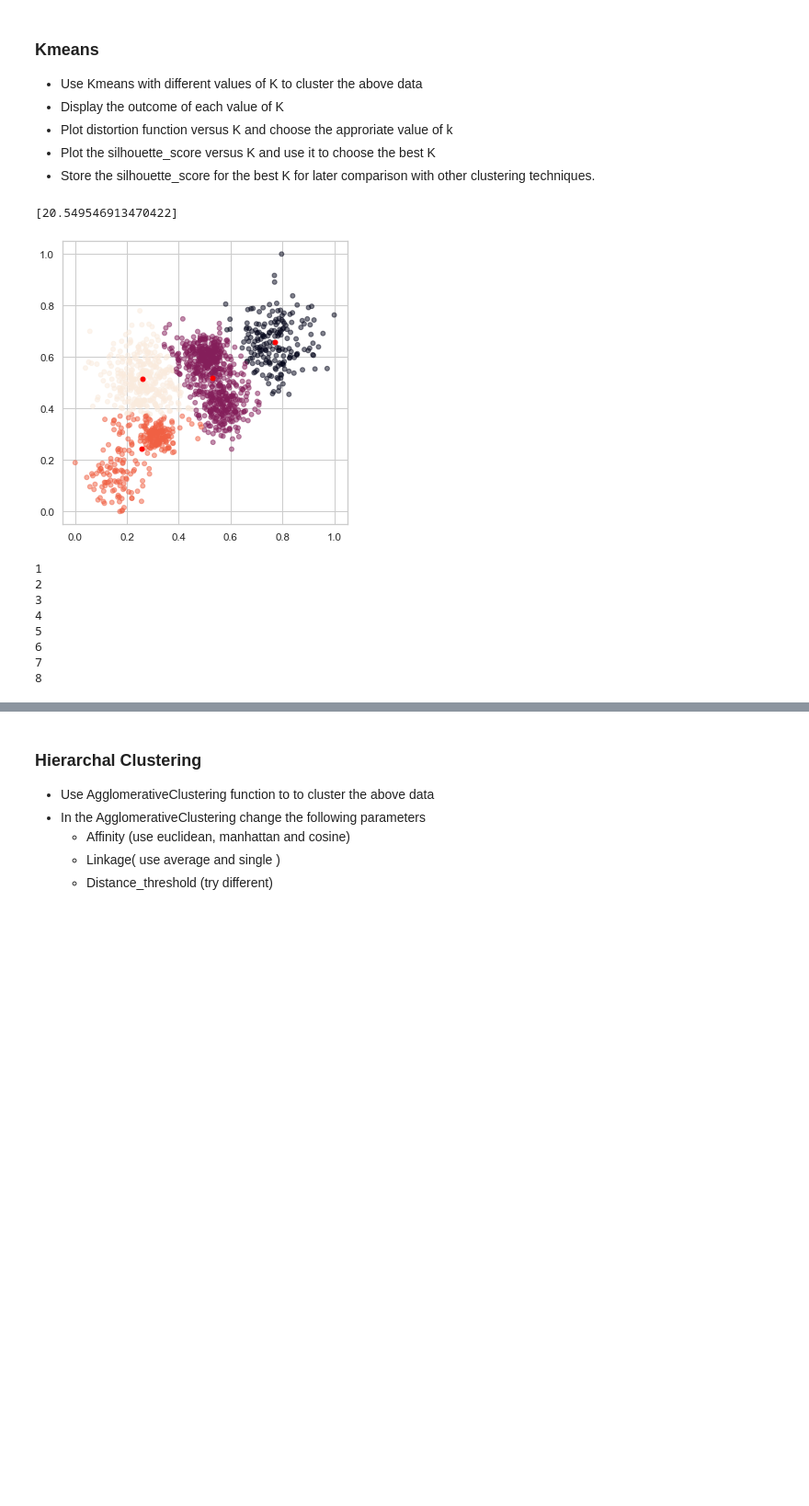
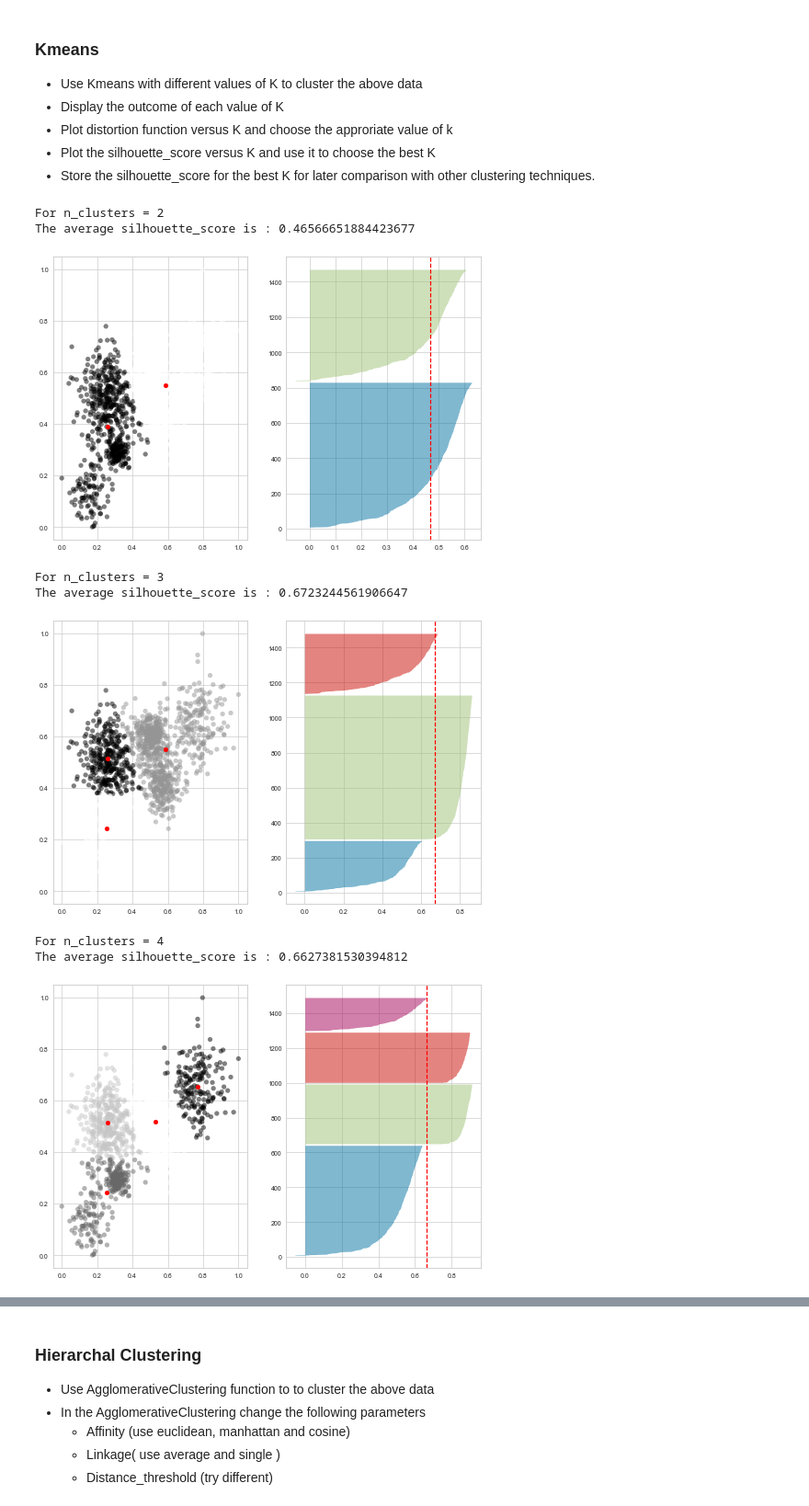
Before and after one commit to mennasherif1/clustering-project, a Jupyter notebook: Clustering_Project.ipynb, the cells around one changed output, grey strips where cells are left out. Shown at 92% size. Drawn from its saved outputs; the diff is of its cells as text; code cells hidden in the pictures; blank space fills up the shorter version.

```diff
--- a/Clustering_Project.ipynb
+++ b/Clustering_Project.ipynb
@@ -158,38 +160,64 @@ plt.legend()
 # %%
 # Method for KMeans clustering and plotting
 
-k_values = range(1,9) # 1..8
+'''
+SS:
++ means that the clusters are very dense and nicely separated.
+0 means that clusters are overlapping
+- means that data belonging to clusters may be wrong/incorrect.
+Picking the optimal graph using the silhouette score graphs: thickness of the silhouette plot representing each cluster also is a deciding point,
+ for k = 2 the thickness is more uniform
+'''
+
+# imports
+from yellowbrick.cluster import SilhouetteVisualizer
+
+k_values = range(2,9) # 2..8 (to be able to calculate silhouette score w/out error)
 distortion_fxn = []
+silhouette_scores_kmeans = []
 def kmeans_clustering(df,k): # works
+    print("For n_clusters =", k)
     km = KMeans(n_clusters=k)
     df.columns = df.columns.astype(str)
     y_predicted = km.fit_predict(df_blob_norm) # an array with each point's cluster, either 0, 1 or 2
+    plt.figure(figsize=(12, 8))
+    plt.subplot(1, 2, 2)
+    silhouette_avg = silhouette_score(df, km.labels_)
+    silhouette_scores_kmeans.append(silhouette_avg)
+    print("The average silhouette_score is :", silhouette_avg)
+    visualizer = SilhouetteVisualizer(km, colors='yellowbrick')
+    visualizer.fit(df)
+
     distortion_fxn.append(km.inertia_)
-    print(distortion_fxn)
+                # ^^ : Sum of squared distances of samples to their closest cluster center, weighted by the sample weights if provided
+    # print(distortion_fxn)
     df['cluster']=y_predicted
+    plt.subplot(1, 2, 1)
     plt.scatter(df['0'], df['1'], c= km.labels_.astype(float), s=50, alpha=0.5)
     plt.scatter(km.cluster_centers_[:, 0], km.cluster_centers_[:, 1], c='red', s=50)
     plt.show()
     # print(df.head())
 
-kmeans_clustering(df_blob_norm,4)
+
+
+
 for i in k_values:
-    print(i)
+    # print(i)
+    kmeans_clustering(df_blob_norm,i)
 
-# for i in k_values:
-#     kmeans_clustering(df_blob_norm,i)
-#     plt.xlabel('K')
-#     plt.ylabel('Distortion Function')
-#     plt.plot(i,distortion_fxn)
-#     plt.show()
+
+# plotting Distortion Function vs. K values : optimal is found to be 2
+plt.xlabel('K')
+plt.ylabel('Distortion Function')
+plt.plot(k_values,distortion_fxn)
+plt.show()
 # %% [output]
-[20.549546913470422]
+For n_clusters = 2
+The average silhouette_score is : 0.46566651884423677
-[figure, old version]
+[figure, new version]
-1
-2
-3
-4
-5
-6
-7
-8
+For n_clusters = 3
+The average silhouette_score is : 0.6723244561906647
+[figure, added]
+For n_clusters = 4
+The average silhouette_score is : 0.6627381530394812
+[figure, added]
```
Also changed, not shown: parts of 4 cells of this notebook.
